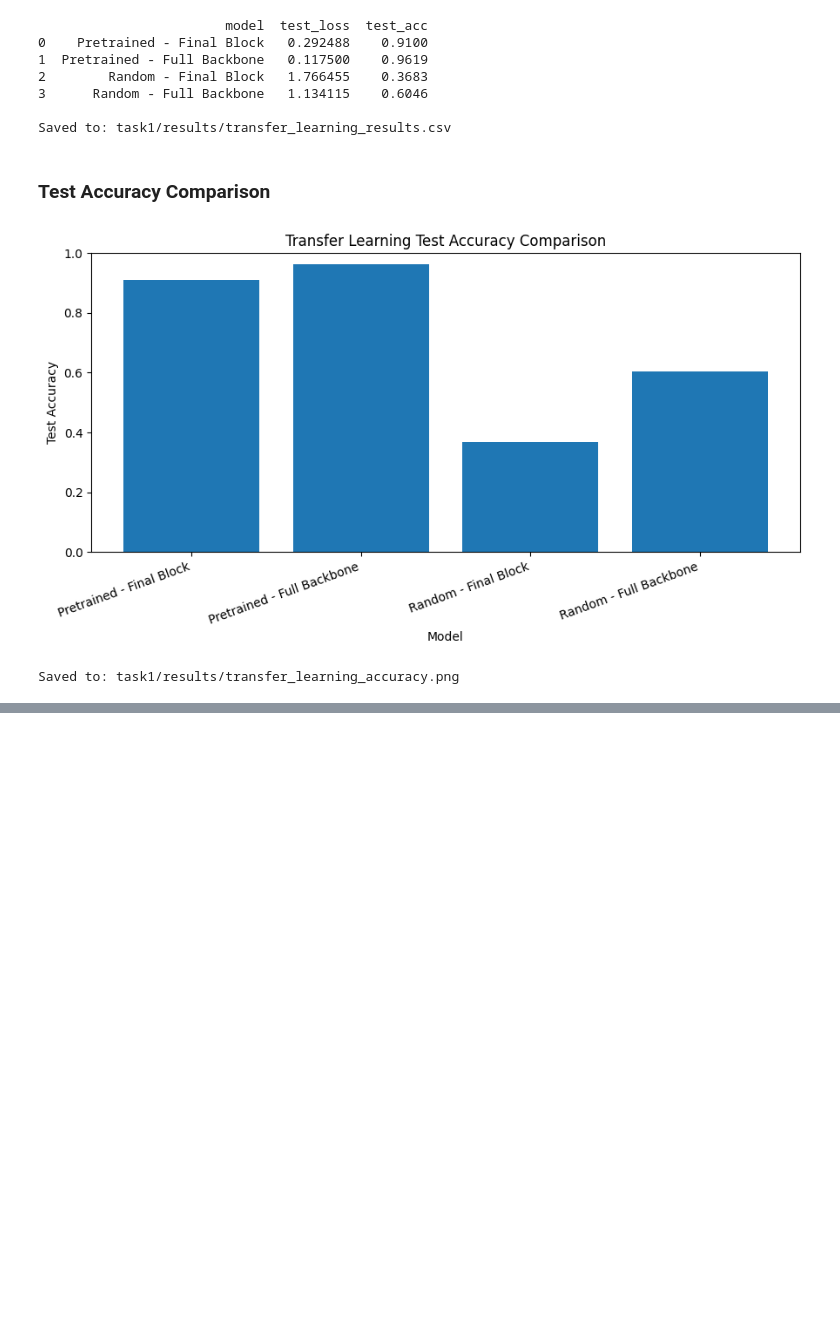
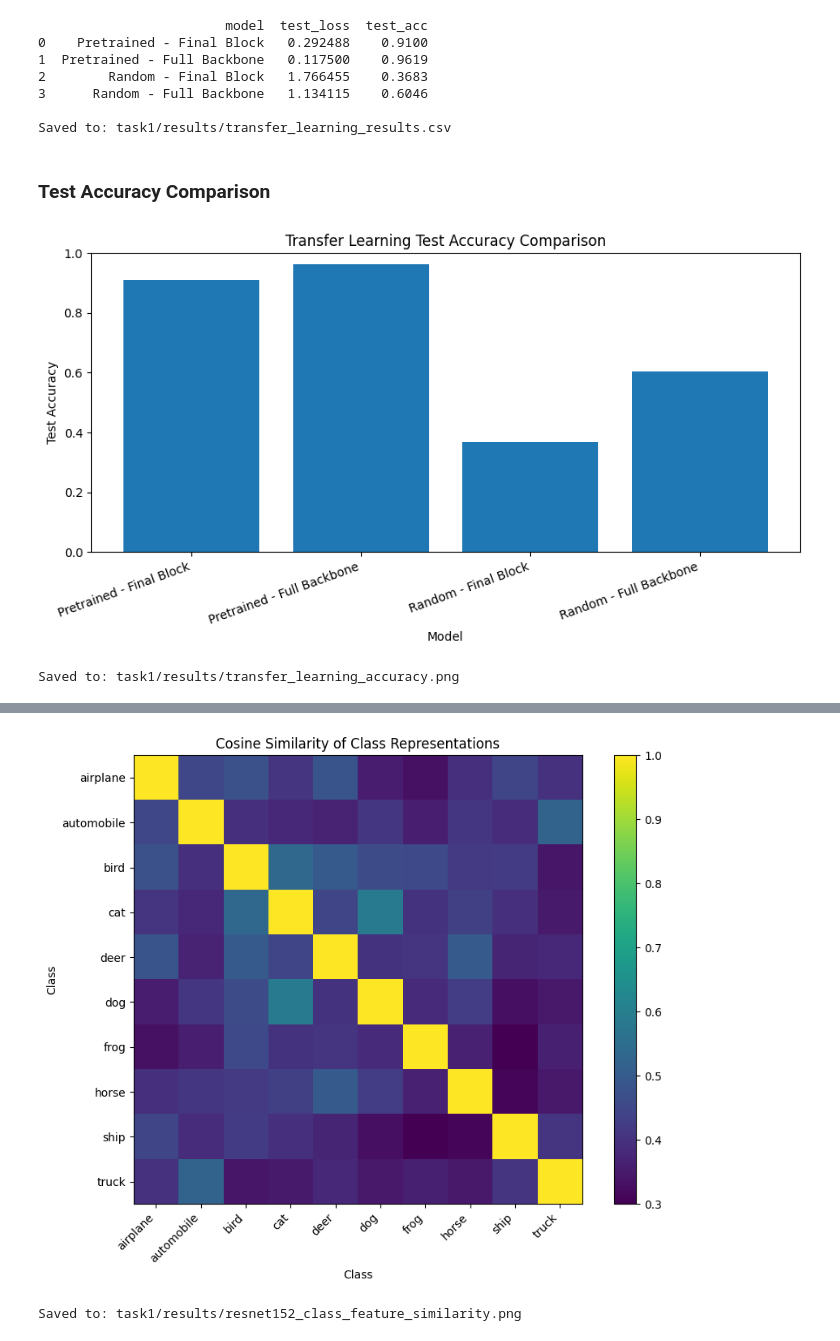
Before and after one commit to sohauv/atml_pa0, a Jupyter notebook: task1/task1.ipynb, the cells around one changed output, grey strips where cells are left out. Drawn from its saved outputs; the diff is of its cells as text; code cells hidden in the pictures; blank space fills up the shorter version.

```diff
--- a/task1/task1.ipynb
+++ b/task1/task1.ipynb
@@ -1146,0 +1630,80 @@ Saved to: task1/results/transfer_learning_accuracy.png
+# %%
+from sklearn.metrics.pairwise import cosine_similarity
+
+
+class_feature_means = []
+
+
+for class_idx in range(len(class_names)):
+
+    class_features = all_features[
+        all_labels == class_idx
+    ]
+
+    class_feature_means.append(
+        class_features.mean(axis=0)
+    )
+
+
+class_feature_means = np.stack(
+    class_feature_means
+)
+
+
+similarity_matrix = cosine_similarity(
+    class_feature_means
+)
+
+
+plt.figure(figsize=(9, 7))
+
+plt.imshow(
+    similarity_matrix,
+    interpolation="nearest",
+    cmap="viridis",
+)
+
+plt.title(
+    "Cosine Similarity of Class Representations"
+)
+
+plt.colorbar()
+
+
+plt.xticks(
+    tick_marks,
+    class_names,
+    rotation=45,
+    ha="right",
+)
+
+plt.yticks(
+    tick_marks,
+    class_names,
+)
+
+
+plt.xlabel("Class")
+plt.ylabel("Class")
+
+plt.tight_layout()
+
+
+similarity_path = (
+    RESULTS_DIR /
+    "resnet152_class_feature_similarity.png"
+)
+
+
+plt.savefig(
+    similarity_path,
+    bbox_inches="tight",
+)
+
+plt.show()
+
+
+print("Saved to:", similarity_path)
+# %% [output]
+[figure, added]
+Saved to: task1/results/resnet152_class_feature_similarity.png
```
Also changed, not shown: parts of 38 cells of this notebook, 7 other files.
